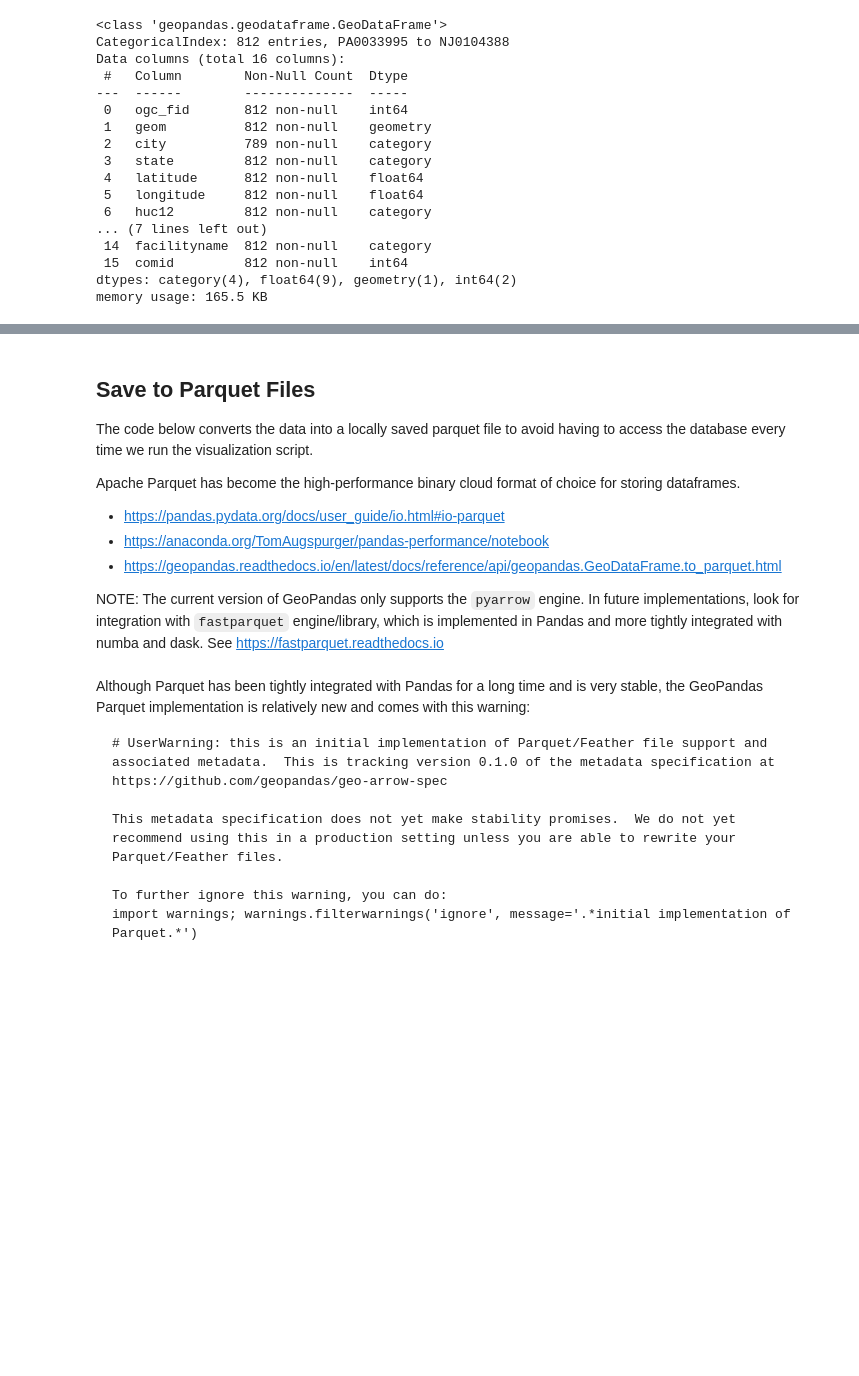
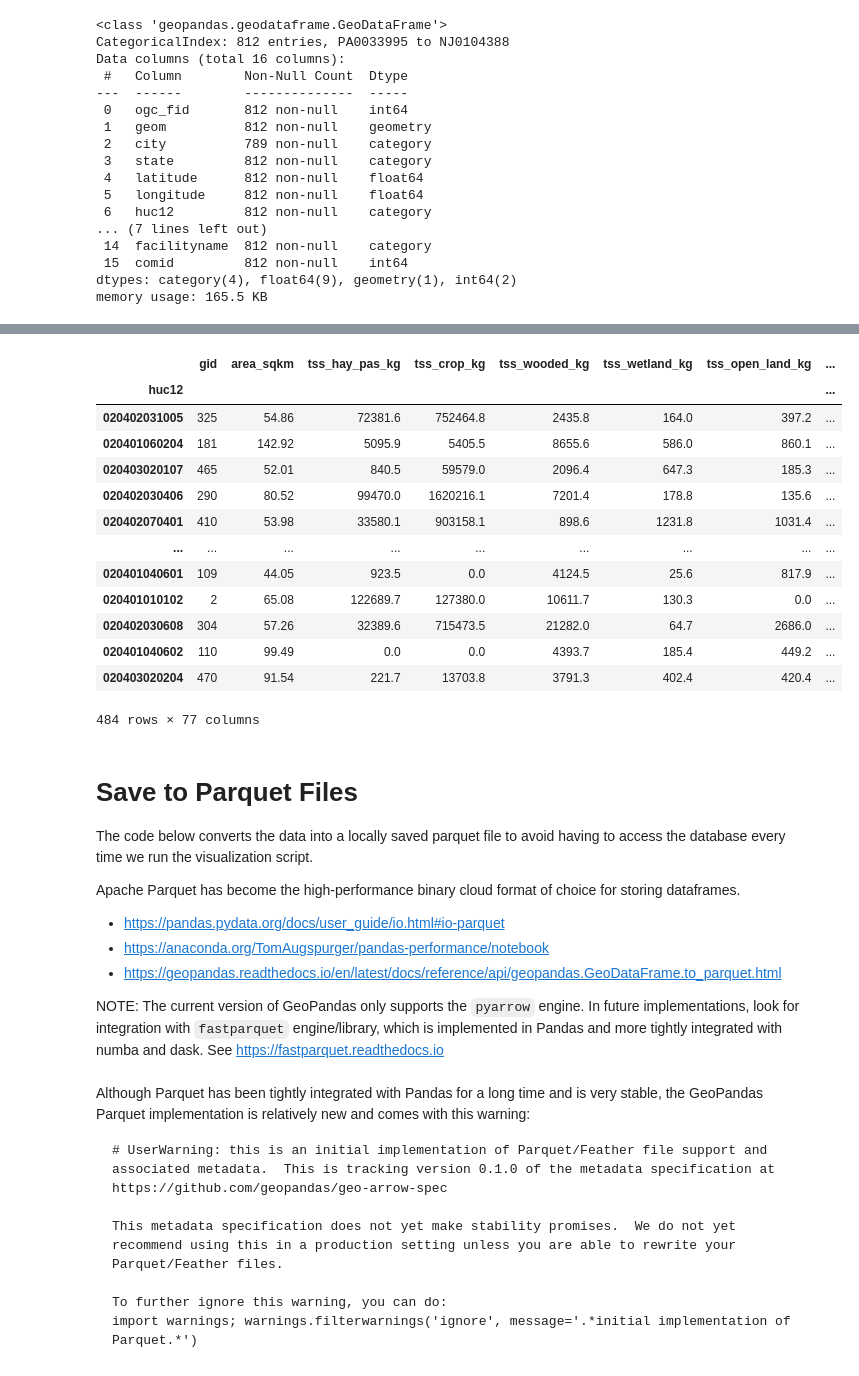
Before and after one commit to TheAcademyofNaturalSciences/WikiSRATMicroService, a Jupyter notebook: WikiSRAT_Demo.ipynb, the cells around one changed output, grey strips where cells are left out. Cells and saved outputs as stored; diff of their text form; code cells hidden in the pictures; blank space fills up the shorter version.

Commit message:
Update Demo & Parquet files to latest Rest projects
+ Add `mmw_huc12_loads_df` to files.

```diff
--- a/WikiSRAT_Demo.ipynb
+++ b/WikiSRAT_Demo.ipynb
@@ -1388,0 +1436,8 @@ memory usage: 165.5 KB
+# %%
+%%time
+# Model My Watershed outputs for all HUC12s
+mmw_huc12_loads_df = pd.read_csv(Path.cwd() / 'mmw_huc12_loads' / 'mmw_drbloads.csv',
+                                dtype={'huc12': 'category'},
+                                index_col='huc12',
+                               )
+# Iterate this block with output form below
@@ -1389,5 +1467,22 @@ memory usage: 165.5 KB
+# %%
+mmw_huc12_loads_df
+# %% [output]
+|  | gid | area_sqkm | tss_hay_pas_kg | tss_crop_kg | tss_wooded_kg | tss_wetland_kg | tss_open_land_kg | ... |
+| huc12 |  |  |  |  |  |  |  | ... |
+| 020402031005 | 325 | 54.86 | 72381.6 | 752464.8 | 2435.8 | 164.0 | 397.2 | ... |
+| 020401060204 | 181 | 142.92 | 5095.9 | 5405.5 | 8655.6 | 586.0 | 860.1 | ... |
+| 020403020107 | 465 | 52.01 | 840.5 | 59579.0 | 2096.4 | 647.3 | 185.3 | ... |
+| 020402030406 | 290 | 80.52 | 99470.0 | 1620216.1 | 7201.4 | 178.8 | 135.6 | ... |
+| 020402070401 | 410 | 53.98 | 33580.1 | 903158.1 | 898.6 | 1231.8 | 1031.4 | ... |
+| ... | ... | ... | ... | ... | ... | ... | ... | ... |
+| 020401040601 | 109 | 44.05 | 923.5 | 0.0 | 4124.5 | 25.6 | 817.9 | ... |
+| 020401010102 | 2 | 65.08 | 122689.7 | 127380.0 | 10611.7 | 130.3 | 0.0 | ... |
+| 020402030608 | 304 | 57.26 | 32389.6 | 715473.5 | 21282.0 | 64.7 | 2686.0 | ... |
+| 020401040602 | 110 | 99.49 | 0.0 | 0.0 | 4393.7 | 185.4 | 449.2 | ... |
+| 020403020204 | 470 | 91.54 | 221.7 | 13703.8 | 3791.3 | 402.4 | 420.4 | ... |
+484 rows × 77 columns
 # %% [markdown]
-## Save to Parquet Files
+# Save to Parquet Files
 The code below converts the data into a locally saved parquet file to avoid having to access the database every time we run the visualization script.
 
 Apache Parquet has become the high-performance binary cloud format of choice for storing dataframes.
```
Also changed, not shown: parts of 57 cells of this notebook, 4 other files.
